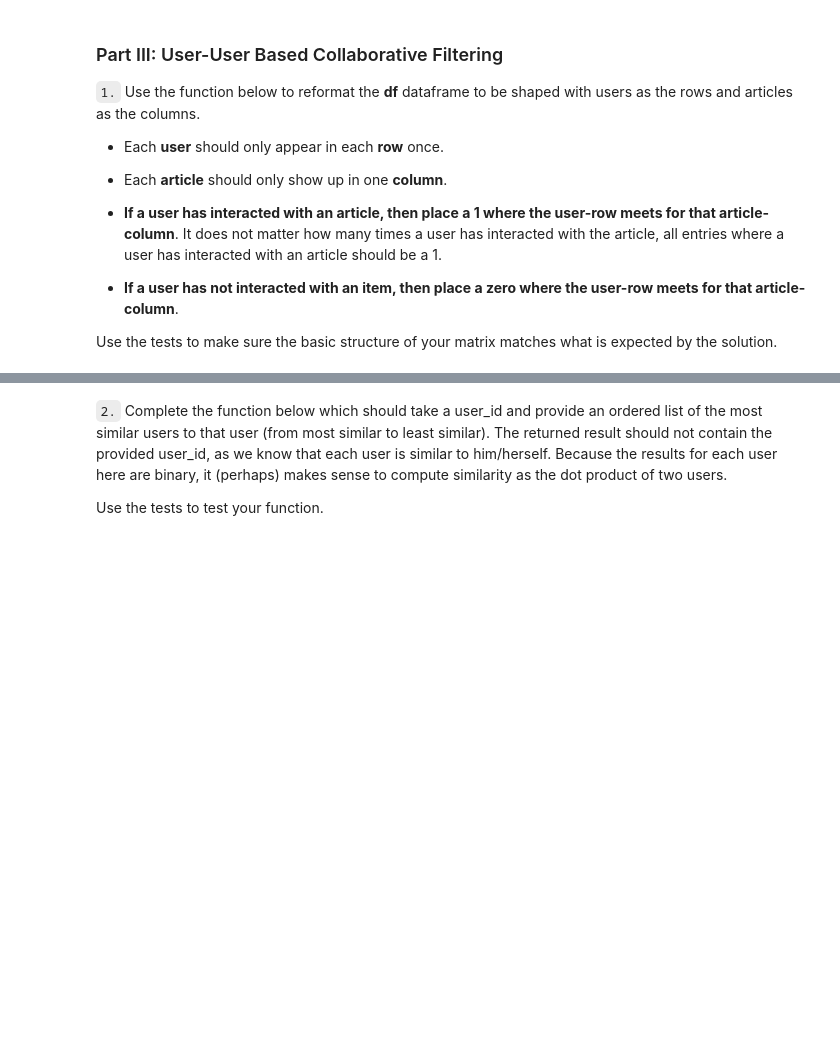
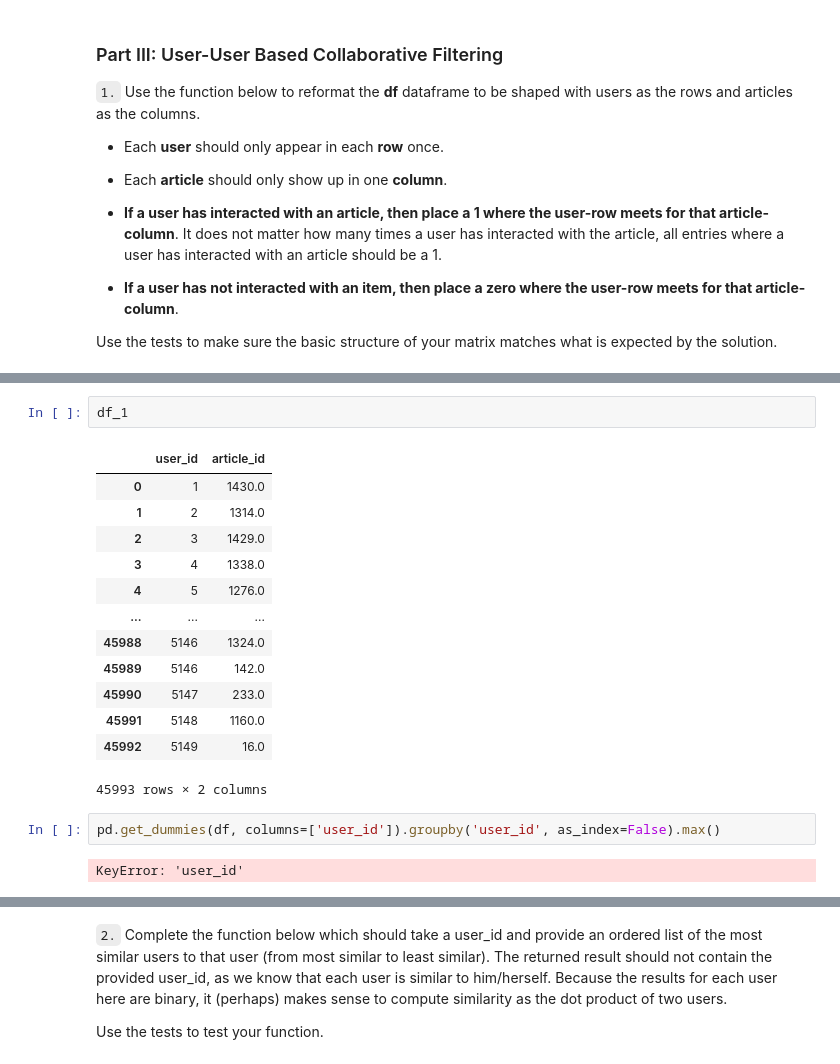
Before and after one commit to EvelynLinn/Data-Science-Portfolio, a Jupyter notebook: Project-3-RecommendationEngines/Recommendations with IBM/Recommendations_with_IBM.ipynb, the cells around one changed output, grey strips where cells are left out. Drawn from its saved outputs; the diff is of its cells as text; blank space fills up the shorter version.

```diff
--- a/Project-3-RecommendationEngines/Recommendations with IBM/Recommendations_with_IBM.ipynb
+++ b/Project-3-RecommendationEngines/Recommendations with IBM/Recommendations_with_IBM.ipynb
@@ -360,3 +393,23 @@ Use the tests to make sure the basic structure of your matrix matches what is ex
+# %%
+df_1
+# %% [output]
+|  | user_id | article_id |
+| 0 | 1 | 1430.0 |
+| 1 | 2 | 1314.0 |
+| 2 | 3 | 1429.0 |
+| 3 | 4 | 1338.0 |
+| 4 | 5 | 1276.0 |
+| ... | ... | ... |
+| 45988 | 5146 | 1324.0 |
+| 45989 | 5146 | 142.0 |
+| 45990 | 5147 | 233.0 |
+| 45991 | 5148 | 1160.0 |
+| 45992 | 5149 | 16.0 |
+45993 rows × 2 columns
+# %%
+pd.get_dummies(df, columns=['user_id']).groupby('user_id', as_index=False).max()
+# %% [output]
+KeyError: 'user_id'
 # %%
 # create the user-article matrix with 1's and 0's
 
```
Also changed, not shown: parts of 13 cells of this notebook.
